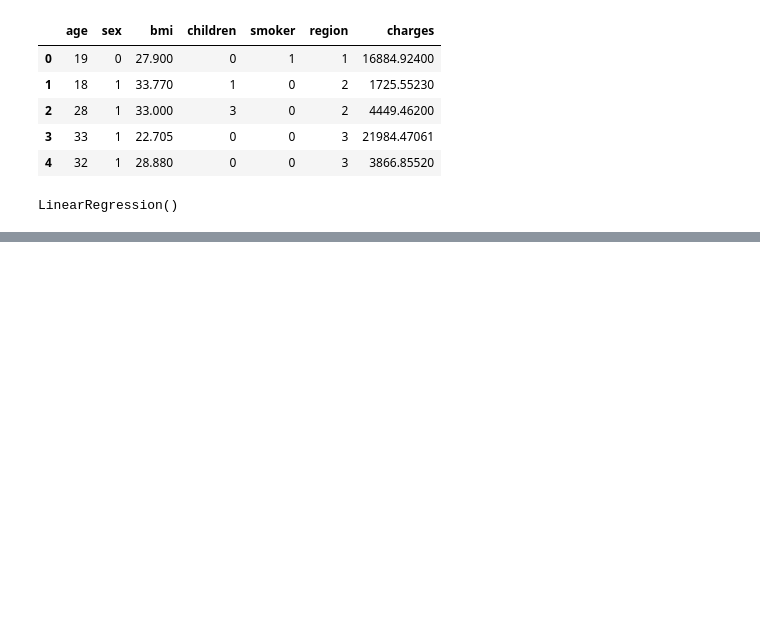
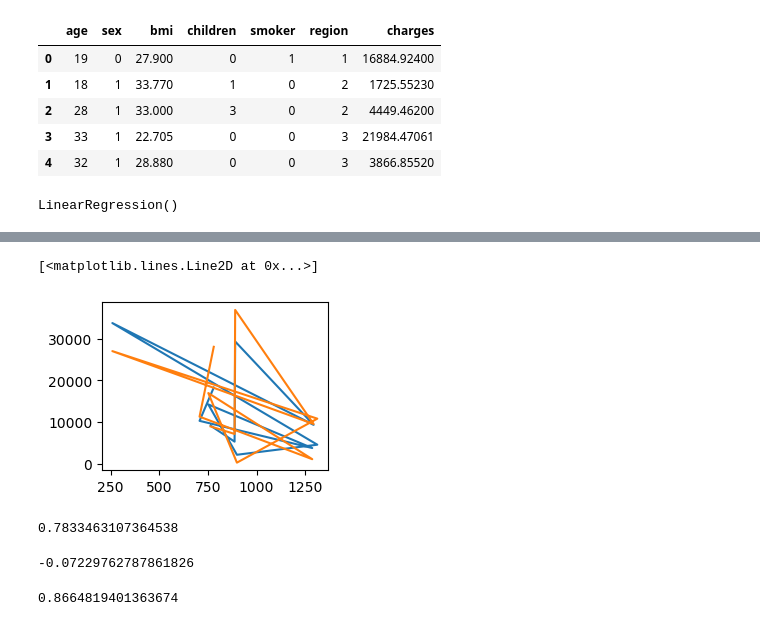
Before and after one commit to salauddintech/Machine-Learning-Example, a Jupyter notebook: Project - 2 Insurance Cost Prediction.ipynb, the cells around one changed output, grey strips where cells are left out. Cells and saved outputs as stored; diff of their text form; code cells hidden in the pictures; blank space fills up the shorter version.

```diff
--- a/Project - 2 Insurance Cost Prediction.ipynb
+++ b/Project - 2 Insurance Cost Prediction.ipynb
@@ -130,0 +149,8 @@ LinearRegression()
+# %%
+y_pred2=svm.predict(X_test)
+# %%
+y_pred3=rf.predict(X_test)
+# %%
+y_pred4=gr.predict(X_test)
+# %%
+df1=pd.DataFrame({"Actual":y_test,"lr":y_pred1,"svm":y_pred2,"rf":y_pred3,"gr":y_pred4})
@@ -130,0 +173,9 @@ LinearRegression()
+# %%
+import matplotlib.pyplot as plt
+plt.subplot(221)
+plt.plot(df1['Actual'].iloc[0:11],label='Actual')
+
+plt.plot(df1['lr'].iloc[0:11],label="lr")
+# %% [output]
+[<matplotlib.lines.Line2D at 0x...>]
+[figure, added]
@@ -130,0 +184,10 @@ LinearRegression()
+# %%
+score1= metrics.r2_score(y_test,y_pred1)
+print (score1)
+# %% [output]
+0.7833463107364538
+# %%
+score2=metrics.r2_score(y_test,y_pred2)
+print (score2)
+# %% [output]
+-0.07229762787861826
@@ -130,0 +196,4 @@ LinearRegression()
+# %%
+print(score3)
+# %% [output]
+0.8664819401363674
```
Also changed, not shown: parts of 25 cells of this notebook, 3 other files.
